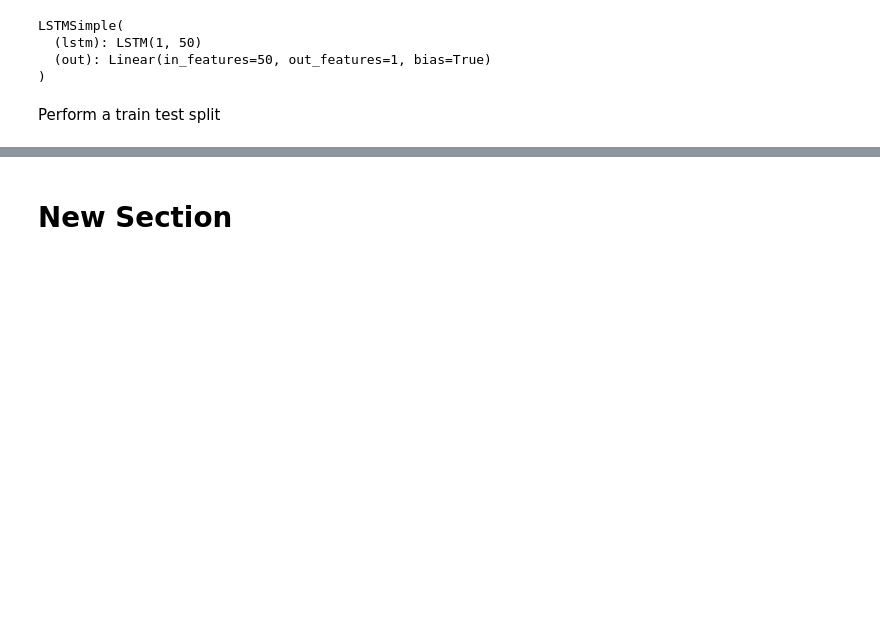
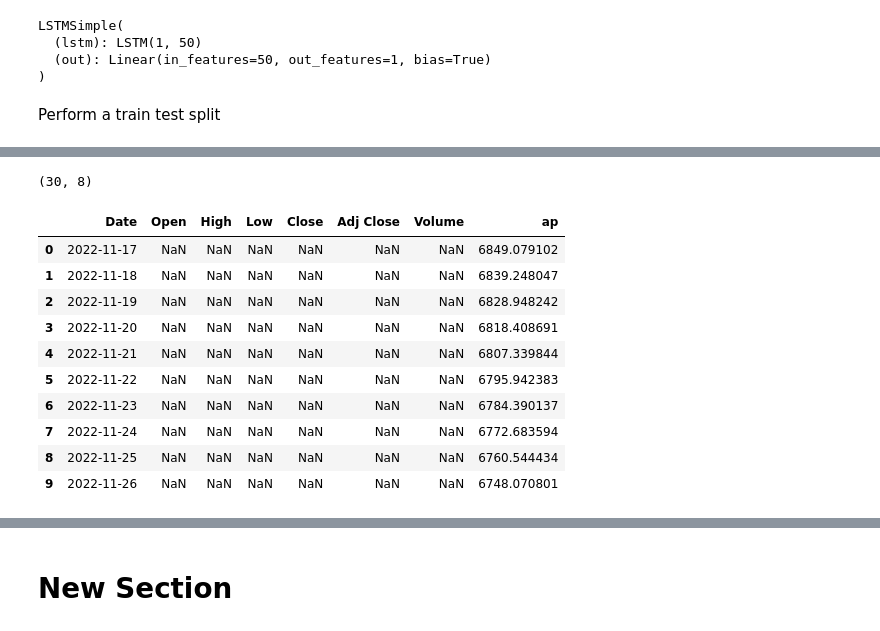
Before and after one commit to riteshsv/timeseries, a Jupyter notebook: simple_lstm.ipynb, the cells around one changed output, grey strips where cells are left out. Cells and saved outputs as stored; diff of their text form; code cells hidden in the pictures; blank space fills up the shorter version.

```diff
--- a/simple_lstm.ipynb
+++ b/simple_lstm.ipynb
@@ -240,3 +315,22 @@ tensor([-0.0080], device='cuda:0')
+# %%
+df4 = df3[-30:]
+df4.shape
+# %% [output]
+(30, 8)
+# %%
+df4[-10:]
+# %% [output]
+|  | Date | Open | High | Low | Close | Adj Close | Volume | ap |
+| 0 | 2022-11-17 | NaN | NaN | NaN | NaN | NaN | NaN | 6849.079102 |
+| 1 | 2022-11-18 | NaN | NaN | NaN | NaN | NaN | NaN | 6839.248047 |
+| 2 | 2022-11-19 | NaN | NaN | NaN | NaN | NaN | NaN | 6828.948242 |
+| 3 | 2022-11-20 | NaN | NaN | NaN | NaN | NaN | NaN | 6818.408691 |
+| 4 | 2022-11-21 | NaN | NaN | NaN | NaN | NaN | NaN | 6807.339844 |
+| 5 | 2022-11-22 | NaN | NaN | NaN | NaN | NaN | NaN | 6795.942383 |
+| 6 | 2022-11-23 | NaN | NaN | NaN | NaN | NaN | NaN | 6784.390137 |
+| 7 | 2022-11-24 | NaN | NaN | NaN | NaN | NaN | NaN | 6772.683594 |
+| 8 | 2022-11-25 | NaN | NaN | NaN | NaN | NaN | NaN | 6760.544434 |
+| 9 | 2022-11-26 | NaN | NaN | NaN | NaN | NaN | NaN | 6748.070801 |
 # %%
 from matplotlib import pyplot as plt
 # %%
```
Also changed, not shown: parts of 22 cells of this notebook.
